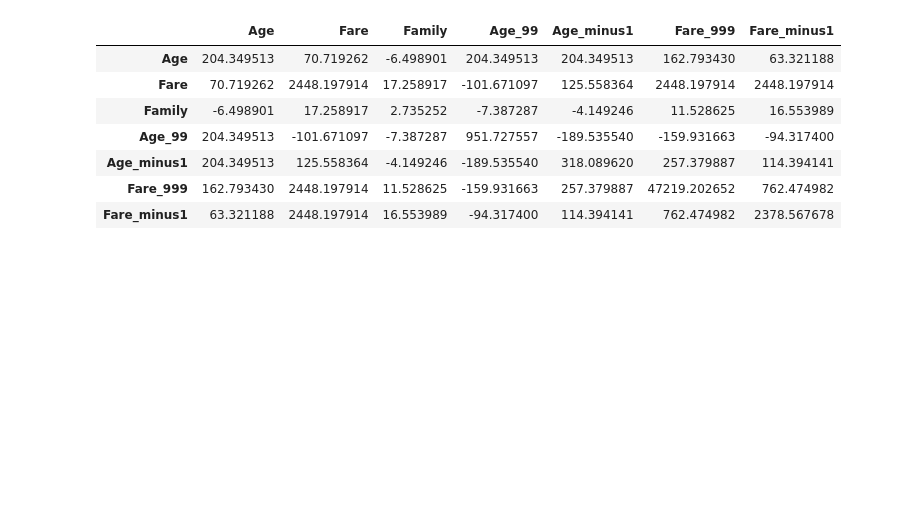
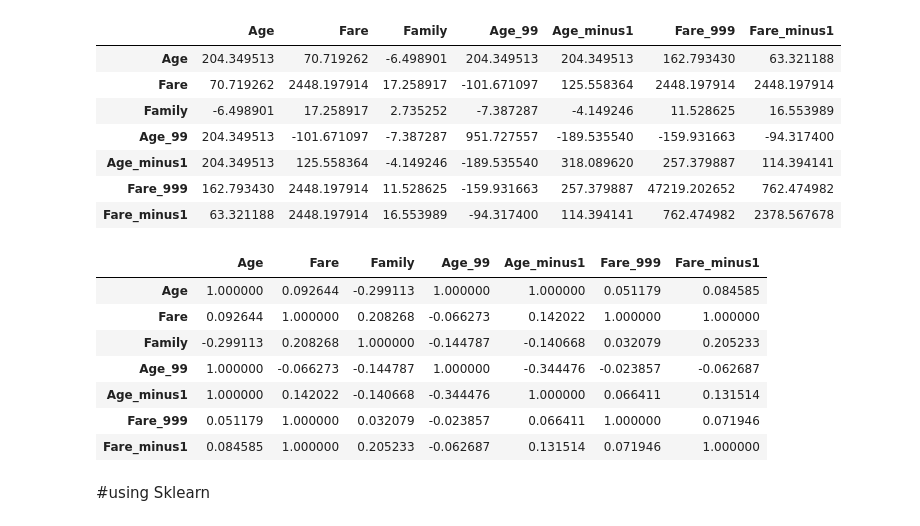
Before and after one commit to DugguAditya/Learning-ML, a Jupyter notebook: Arbitary-Value-Imputation.ipynb, the cells around one changed output. Cells and saved outputs as stored; diff of their text form; code cells hidden in the pictures; blank space fills up the shorter version.

```diff
--- a/Arbitary-Value-Imputation.ipynb
+++ b/Arbitary-Value-Imputation.ipynb
@@ -100,3 +100,16 @@ X_train.cov()
 | Age_minus1 | 204.349513 | 125.558364 | -4.149246 | -189.535540 | 318.089620 | 257.379887 | 114.394141 |
 | Fare_999 | 162.793430 | 2448.197914 | 11.528625 | -159.931663 | 257.379887 | 47219.202652 | 762.474982 |
 | Fare_minus1 | 63.321188 | 2448.197914 | 16.553989 | -94.317400 | 114.394141 | 762.474982 | 2378.567678 |
+# %%
+X_train.corr()
+# %% [output]
+|  | Age | Fare | Family | Age_99 | Age_minus1 | Fare_999 | Fare_minus1 |
+| Age | 1.000000 | 0.092644 | -0.299113 | 1.000000 | 1.000000 | 0.051179 | 0.084585 |
+| Fare | 0.092644 | 1.000000 | 0.208268 | -0.066273 | 0.142022 | 1.000000 | 1.000000 |
+| Family | -0.299113 | 0.208268 | 1.000000 | -0.144787 | -0.140668 | 0.032079 | 0.205233 |
+| Age_99 | 1.000000 | -0.066273 | -0.144787 | 1.000000 | -0.344476 | -0.023857 | -0.062687 |
+| Age_minus1 | 1.000000 | 0.142022 | -0.140668 | -0.344476 | 1.000000 | 0.066411 | 0.131514 |
+| Fare_999 | 0.051179 | 1.000000 | 0.032079 | -0.023857 | 0.066411 | 1.000000 | 0.071946 |
+| Fare_minus1 | 0.084585 | 1.000000 | 0.205233 | -0.062687 | 0.131514 | 0.071946 | 1.000000 |
+# %% [markdown]
+#using Sklearn
```
Also changed, not shown: parts of 8 cells of this notebook, 9 other files.
